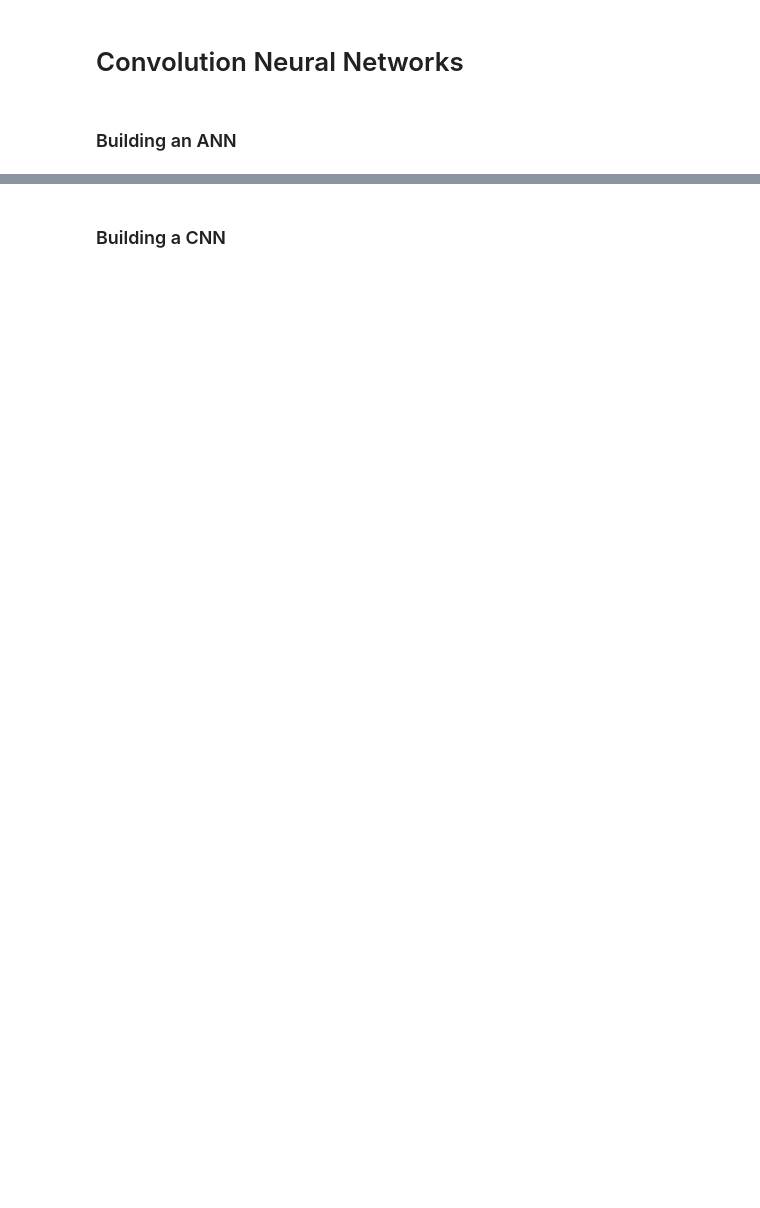
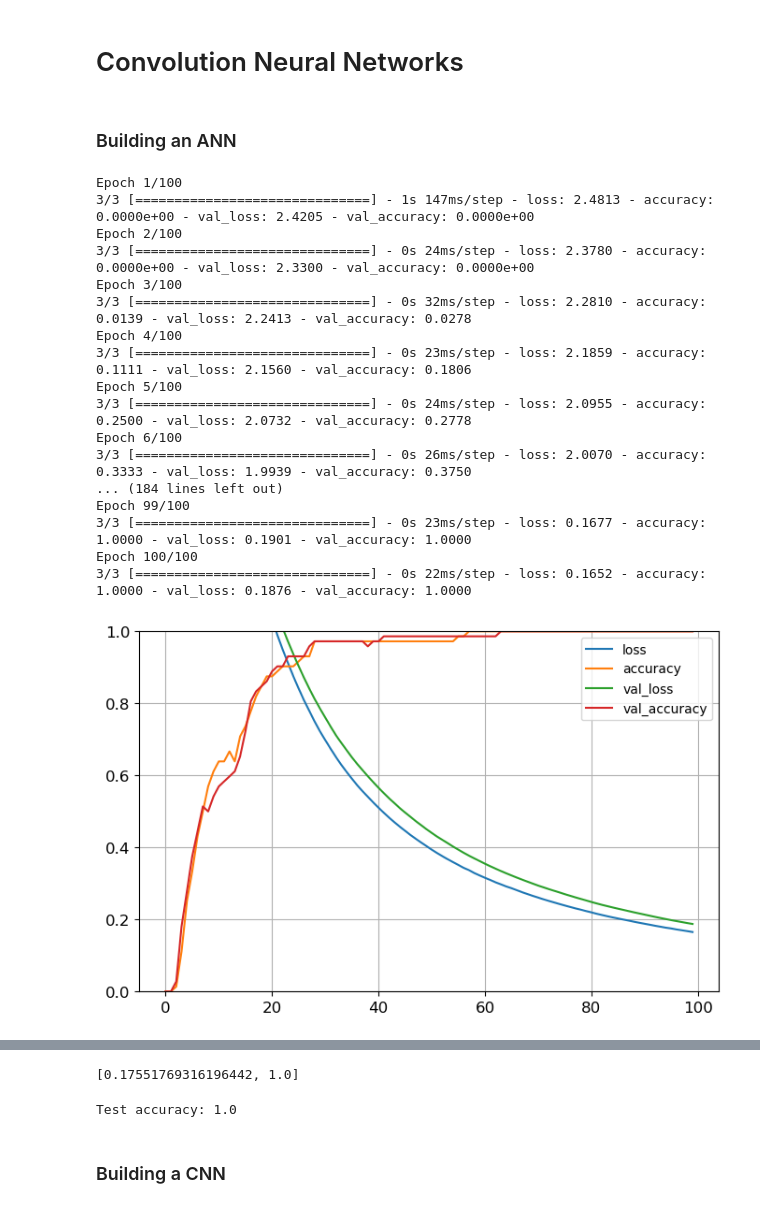
Before and after one commit to Darcinn/F21DL, a Jupyter notebook: Lab_11.ipynb, the cells around one changed output, grey strips where cells are left out. Saved outputs shown, nothing was run; the diff lists cells and outputs as text; code cells hidden in the pictures; blank space fills up the shorter version.

```diff
--- a/Lab_11.ipynb
+++ b/Lab_11.ipynb
@@ -342,25 +342,50 @@ Epoch 100/100
 # %% [markdown]
 # Convolution Neural Networks
+# %%
+X_train_full = np.load('./datasets/employees/smiley_X.npy')
+X_test = X_train_full
+y_train_full = np.load('./datasets/employees/smiley_y.npy').astype(int)
+y_test = y_train_full
+
+X_valid, X_train = X_train_full[:72], X_train_full[72:]
+y_valid, y_train = y_train_full[:72], y_train_full[72:]
+X_test = X_test
+
+class_names = ["Happy", "Sad"]
 # %% [markdown]
 ### Building an ANN
 # %%
 keras.backend.clear_session()
 model = tf.keras.Sequential([
-    tf.keras.layers.Flatten(input_shape=(28, 28)),
+    tf.keras.layers.Flatten(input_shape=[9, 9, 1]),
     tf.keras.layers.Dense(128, activation='relu'),
     tf.keras.layers.Dense(10, activation='softmax')
 ])
-
-X_test, X_train = X_train_full[:72], X_train_full[72:]
-y_test, y_train = y_train_full[:72], y_train_full[72:]
-X_valid, X_train = X_train1[:36], X_train1[36:]
-y_valid, y_train = y_train1[:36], y_train1[36:]
 
 model.compile(loss="sparse_categorical_crossentropy", optimizer="sgd", metrics=["accuracy"])
 history = (model.fit(X_train, y_train, epochs=100, validation_data=(X_valid, y_valid)))
 pd.DataFrame(history.history).plot(figsize=(8, 5))
 plt.grid(True)
 plt.gca().set_ylim(0, 1)
 plt.show()
 
 model.evaluate(X_test, y_test)
+# %% [output]
+Epoch 1/100
+3/3 [==============================] - 1s 147ms/step - loss: 2.4813 - accuracy: 0.0000e+00 - val_loss: 2.4205 - val_accuracy: 0.0000e+00
+Epoch 2/100
+3/3 [==============================] - 0s 24ms/step - loss: 2.3780 - accuracy: 0.0000e+00 - val_loss: 2.3300 - val_accuracy: 0.0000e+00
+Epoch 3/100
+3/3 [==============================] - 0s 32ms/step - loss: 2.2810 - accuracy: 0.0139 - val_loss: 2.2413 - val_accuracy: 0.0278
+Epoch 4/100
+3/3 [==============================] - 0s 23ms/step - loss: 2.1859 - accuracy: 0.1111 - val_loss: 2.1560 - val_accuracy: 0.1806
+Epoch 5/100
+3/3 [==============================] - 0s 24ms/step - loss: 2.0955 - accuracy: 0.2500 - val_loss: 2.0732 - val_accuracy: 0.2778
+Epoch 6/100
+3/3 [==============================] - 0s 26ms/step - loss: 2.0070 - accuracy: 0.3333 - val_loss: 1.9939 - val_accuracy: 0.3750
+... (184 lines left out)
+Epoch 99/100
+3/3 [==============================] - 0s 23ms/step - loss: 0.1677 - accuracy: 1.0000 - val_loss: 0.1901 - val_accuracy: 1.0000
+Epoch 100/100
+3/3 [==============================] - 0s 22ms/step - loss: 0.1652 - accuracy: 1.0000 - val_loss: 0.1876 - val_accuracy: 1.0000
+[figure, added]
@@ -367,3 +393,9 @@ model.evaluate(X_test, y_test)
+[0.17551769316196442, 1.0]
+# %%
+test_loss, test_acc = model.evaluate(X_test,  y_test, verbose=0)
+print('\nTest accuracy:', test_acc)
+# %% [output]
+Test accuracy: 1.0
 # %% [markdown]
 ### Building a CNN
 # %%
```
Also changed, not shown: parts of 20 cells of this notebook.
